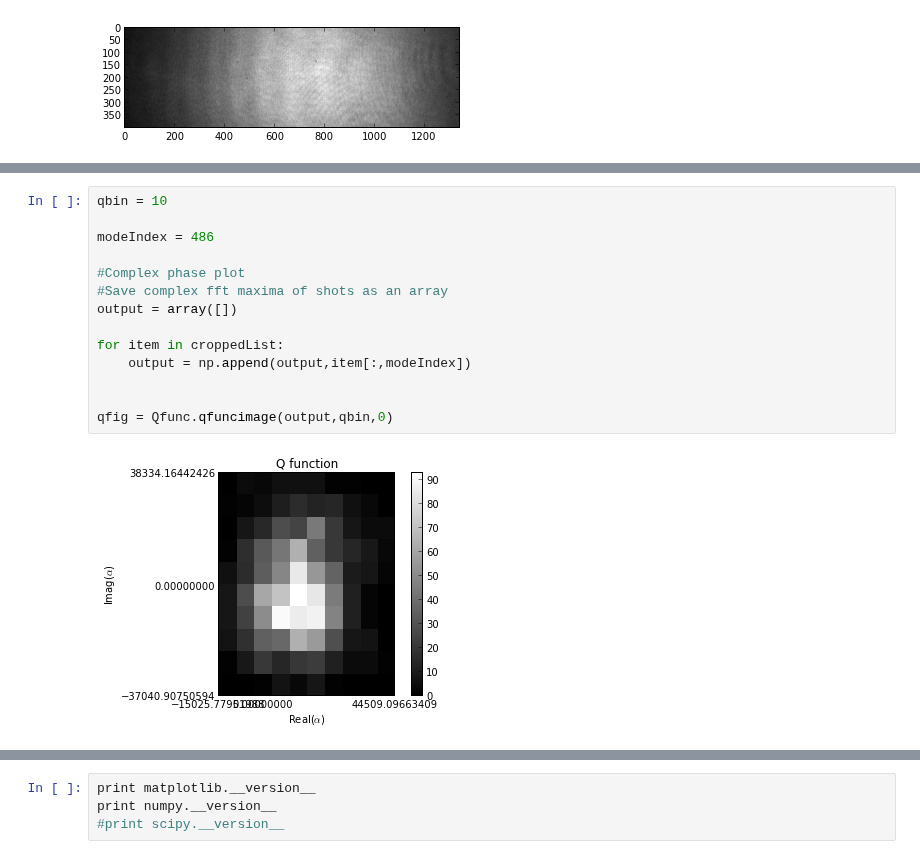
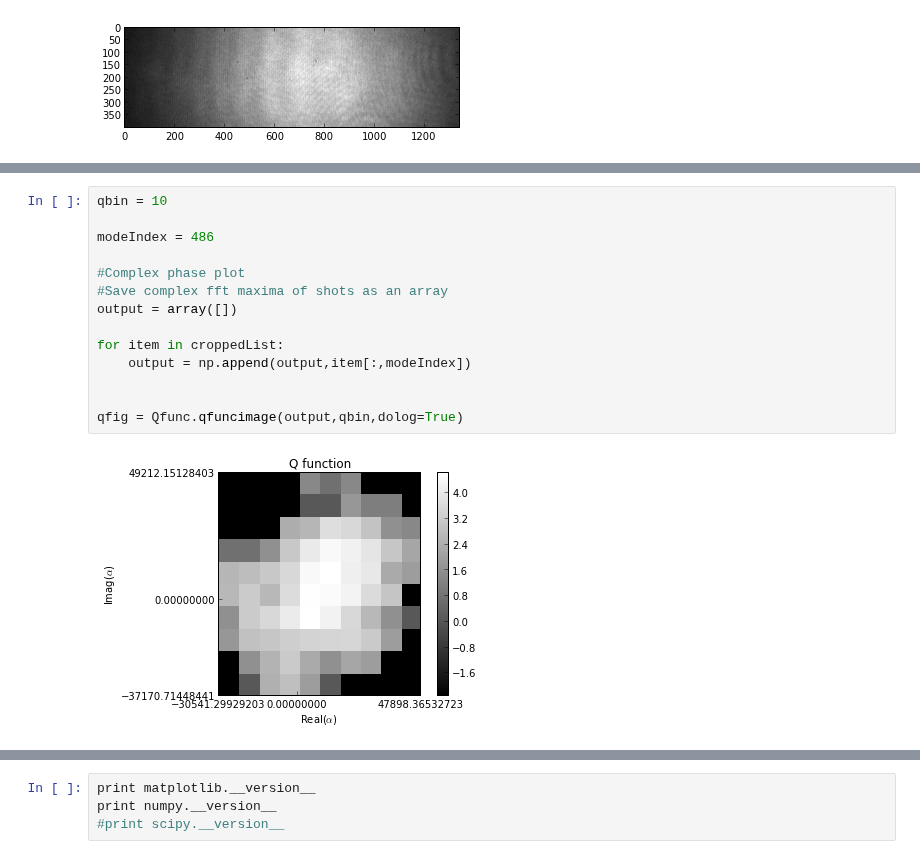
Before and after one commit to DawesLab/CCDimage, a Jupyter notebook: CCDimage capture _ Multi-line.ipynb, the cells around one changed output, grey strips where cells are left out. Drawn from its saved outputs; the diff is of its cells as text.

```diff
--- a/CCDimage capture _ Multi-line.ipynb
+++ b/CCDimage capture _ Multi-line.ipynb
@@ -76,16 +76,16 @@ for f in range (0, frames):
 # %%
 qbin = 10
 
 modeIndex = 486
 
 #Complex phase plot
 #Save complex fft maxima of shots as an array
 output = array([])
 
 for item in croppedList:
     output = np.append(output,item[:,modeIndex])
 
 
-qfig = Qfunc.qfuncimage(output,qbin,0)
+qfig = Qfunc.qfuncimage(output,qbin,dolog=True)
 # %% [output]
-[figure, old version]
+[figure, new version]
```
Also changed, not shown: parts of 3 cells of this notebook.
